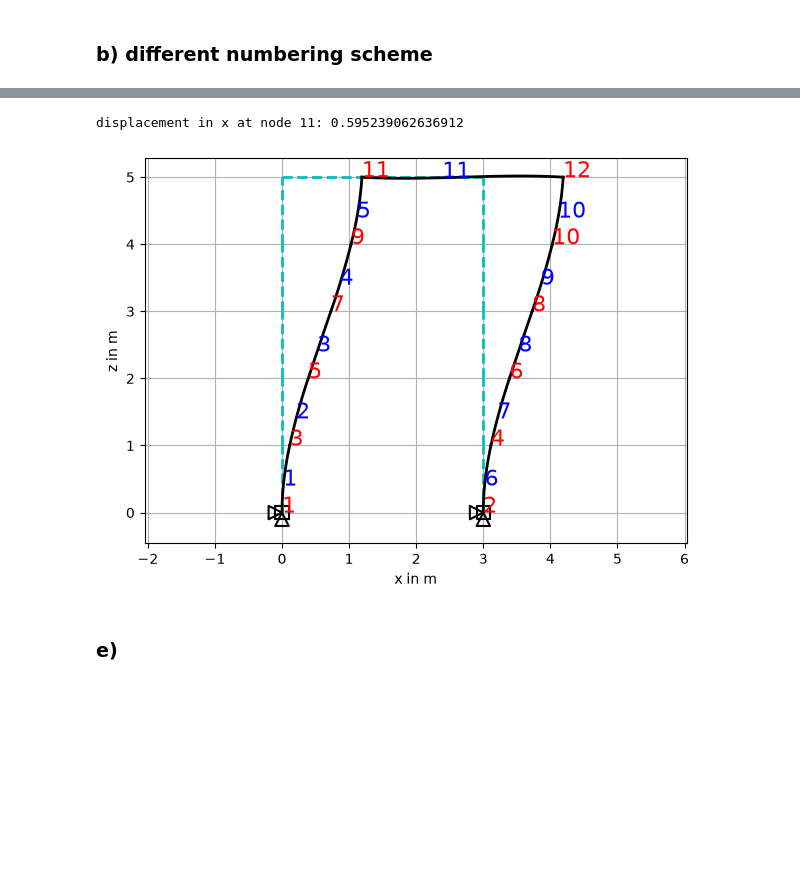
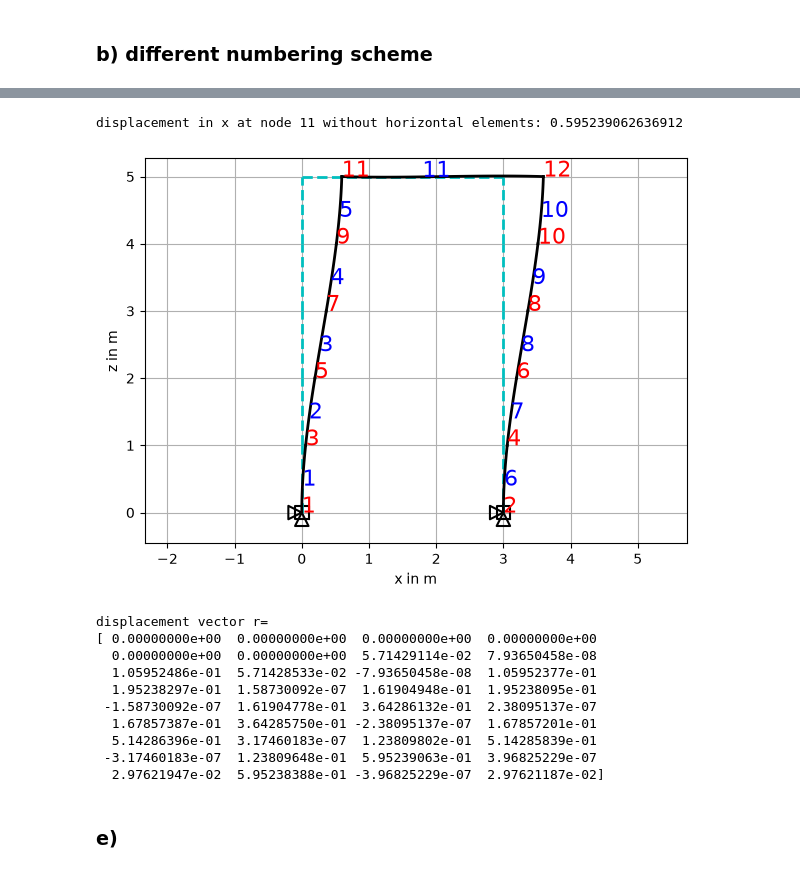
Before and after one commit to ajayhanssen/FE-NTNU, a Jupyter notebook: ex4/src/ex4.ipynb, the cells around one changed output, grey strips where cells are left out. Drawn from its saved outputs; the diff is of its cells as text; code cells hidden in the pictures; blank space fills up the shorter version.

```diff
--- a/ex4.ipynb
+++ b/ex4/src/ex4.ipynb
@@ -357,18 +369,29 @@ plt.show()
 # %%
 orderednodes = [n1, n2, n3, n4, n5, n6, n7, n8, n9, n10, n11, n12]
 elements = [el1, el2, el3, el4, el5, el6, el7, el8, el9, el10, el15]
 loads = [nl11]
 sys_s = System(elements, loads=loads, nodes=orderednodes)
 
 sys_s.assemble()
 sys_s.apply_bcs()
 
 r_s = sys_s.solve()
-print(f'displacement in x at node 11: {r_s[10*3]}')
-fig1 = plot_structure_def(sys_s, 2, supports=True)
+print(f'displacement in x at node 11 without horizontal elements: {r_s[10*3]}')
+fig1 = plot_structure_def(sys_s, 1, supports=True)
+print(f'displacement vector r=\n{r_s}')
 # %% [output]
-displacement in x at node 11: 0.595239062636912
+displacement in x at node 11 without horizontal elements: 0.595239062636912
-[figure, old version]
+[figure, new version]
+displacement vector r=
+[ 0.00000000e+00  0.00000000e+00  0.00000000e+00  0.00000000e+00
+  0.00000000e+00  0.00000000e+00  5.71429114e-02  7.93650458e-08
+  1.05952486e-01  5.71428533e-02 -7.93650458e-08  1.05952377e-01
+  1.95238297e-01  1.58730092e-07  1.61904948e-01  1.95238095e-01
+ -1.58730092e-07  1.61904778e-01  3.64286132e-01  2.38095137e-07
+  1.67857387e-01  3.64285750e-01 -2.38095137e-07  1.67857201e-01
+  5.14286396e-01  3.17460183e-07  1.23809802e-01  5.14285839e-01
+ -3.17460183e-07  1.23809648e-01  5.95239063e-01  3.96825229e-07
+  2.97621947e-02  5.95238388e-01 -3.96825229e-07  2.97621187e-02]
 # %% [markdown]
 ### e)
 # %%
```
Also changed, not shown: parts of 11 cells of this notebook, 7 other files.
